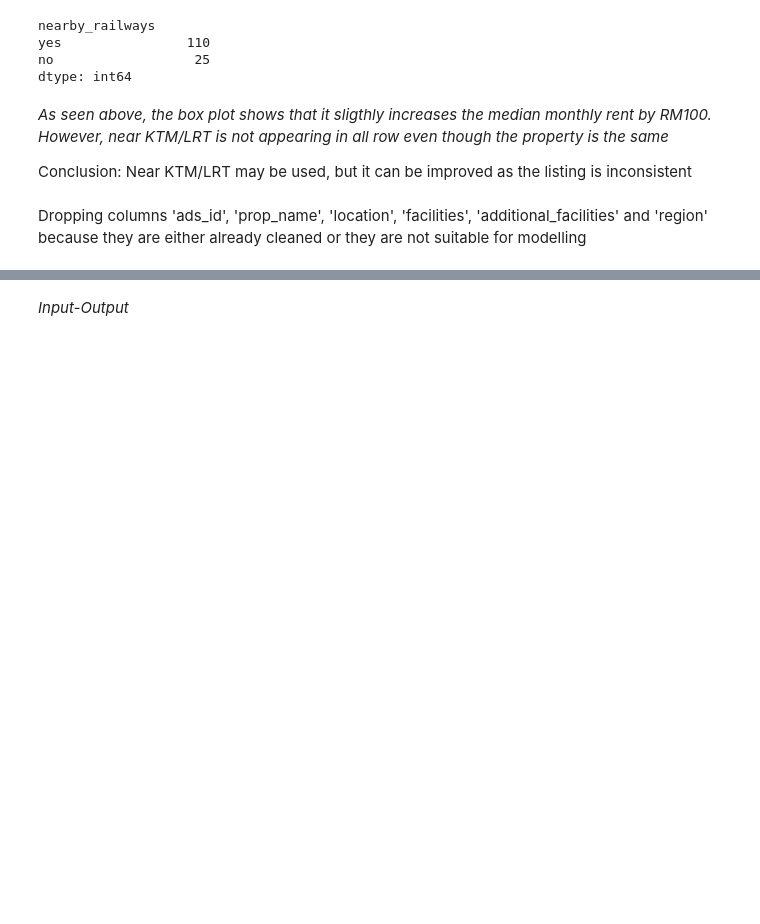
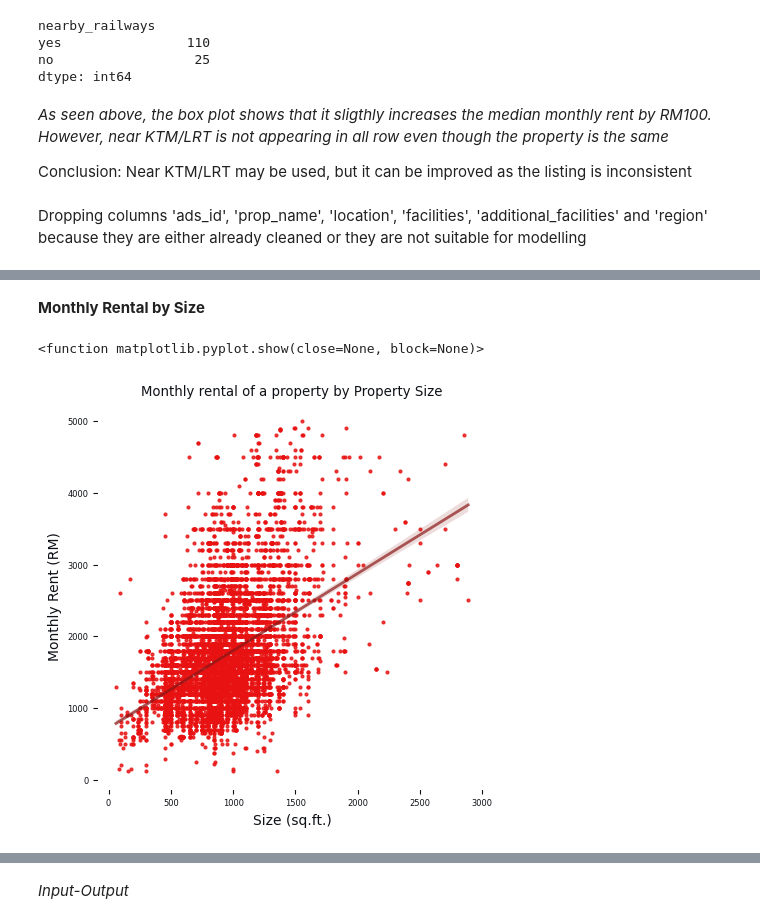
Before and after one commit to Ybzach/rental-prediction, a Jupyter notebook: model.ipynb, the cells around one changed output, grey strips where cells are left out. Drawn from its saved outputs; the diff is of its cells as text; code cells hidden in the pictures; blank space fills up the shorter version.

```diff
--- a/model.ipynb
+++ b/model.ipynb
@@ -445,0 +456,25 @@ plt.show
+# %% [markdown]
+**Monthly Rental by Size**
+# %%
+rc = {'figure.figsize':(5,5),
+        'axes.facecolor':'white',
+        'axes.edgecolor': 'white',
+        'axes.labelcolor': '#0e1117',
+        'figure.facecolor': 'white',
+        'patch.edgecolor': 'white',
+        'text.color': '#0e1117',
+        'xtick.color': '#0e1117',
+        'ytick.color': '#0e1117',
+        'grid.color': 'grey',
+        'font.size' : 8,
+        'axes.labelsize': 10,
+        'xtick.labelsize': 6,
+        'ytick.labelsize': 6}
+plt.rcParams.update(rc)
+fig, ax = plt.subplots()
+ax = sns.regplot(x=df['size_sqft'], y=df['monthly_rent_rm'], x_jitter=.1, data=df, color = '#b80606',scatter_kws={"color": "#e81212", 's':4},line_kws={"color": "#8c1717", 'alpha':0.7, 'linewidth':2})
+ax.set(title='Monthly rental of a property by Property Size', xlabel = 'Size (sq.ft.)', ylabel = 'Monthly Rent (RM)')
+plt.show
+# %% [output]
+<function matplotlib.pyplot.show(close=None, block=None)>
+[figure, added]
```
Also changed, not shown: parts of 10 cells of this notebook.
